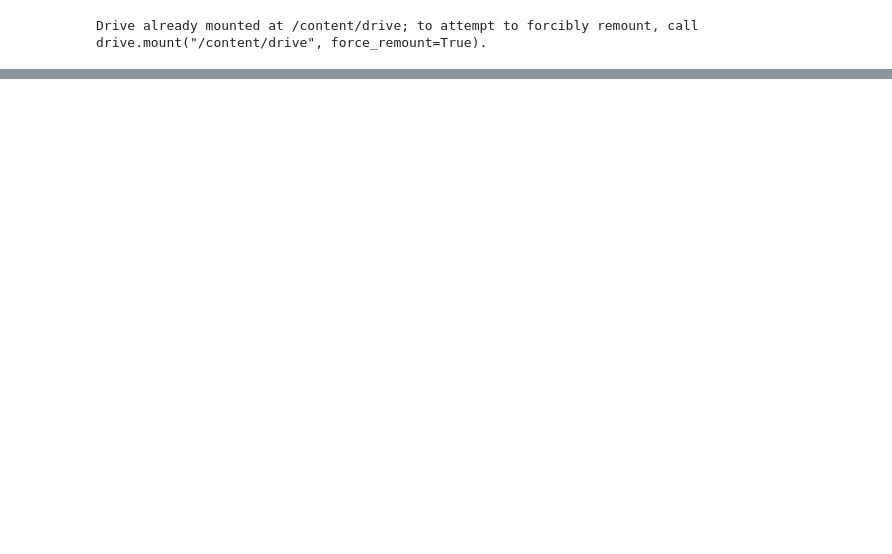
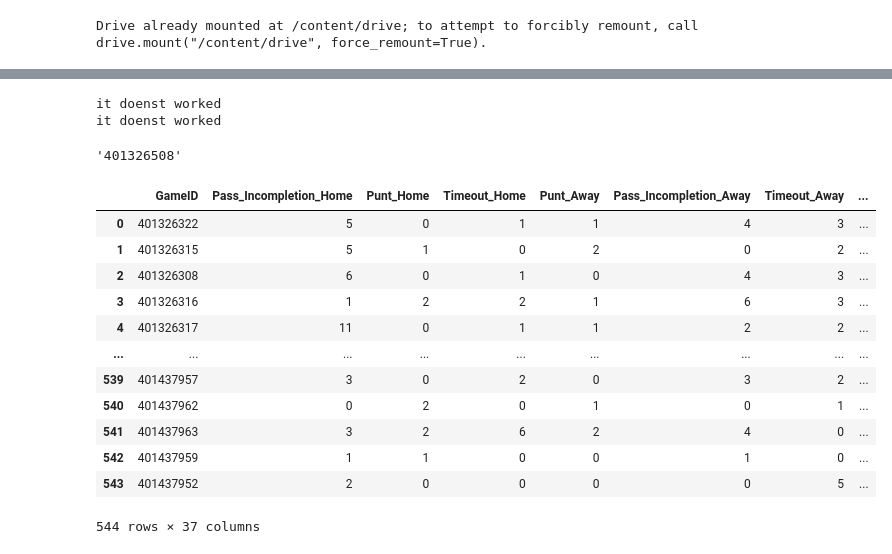
Before and after one commit to michel-wue/Seminar, a Jupyter notebook: Data.ipynb, the cells around one changed output, grey strips where cells are left out. Cells and saved outputs as stored; diff of their text form; code cells hidden in the pictures; blank space fills up the shorter version.

```diff
--- a/Data.ipynb
+++ b/Data.ipynb
@@ -128 +81,41 @@ print(Hometeam.values[0])
+# %%
+stats_df = pd.DataFrame()
+stats_df = pd.DataFrame(columns=['GameID','Pass_Incompletion_Home',
+  'Punt_Home',
+  'Timeout_Home',
+  'Punt_Away',
+  'Pass_Incompletion_Away',
+  'Timeout_Away',
+  'homeScore',
+  'awayScore',
+  'PassReception_Home_yards',
+  'PassReception_Away_yards',
+  'Penalty_Home',
+  'Penalty_Away',
+  'Penalty_Home_yards',
+  'Penalty_Away_yards',
+  'rushing_yards_home',
+  'rushing_yards_away',
+  'field_goals_good_home',
+  'field_goals_good_away',
+  'field_goals_missed_home',
+  'field_goals_missed_away',
+  'fumble_recovery_oponnent_home',
+  'fumble_recovery_oponnent_away',
+  'fumble_recovery_own_home',
+  'fumble_recovery_own_away',
+  'sack_yards_home',
+  'sack_yards_away',
+  'passing_TD_home',
+  'passing_TD_away',
+  'rushing_TD_home',
+  'rushing_TD_away',
+  'interception_home',
+  'interception_away',
+  'Interception_Return_TD_home',
+  'Interception_Return_TD_away',
+  'kick_off_return_TD_home',
+  'kick_off_return_TD_away',
+  'safety_home',
+  'safety_away'])
 # %%
@@ -324,0 +362,10 @@ AttributeError: ignored
+# %%
+for plays in Data_basic['GameID']:
+  stats(plays,2)
+# %% [output]
+it doenst worked
+it doenst worked
+# %%
+Data_basic[Data_basic['GameID'] == '401326508']['GameID'].values[0]
+# %% [output]
+'401326508'
@@ -324,0 +374,16 @@ AttributeError: ignored
+# %%
+stats_df
+# %% [output]
+|  | GameID | Pass_Incompletion_Home | Punt_Home | Timeout_Home | Punt_Away | Pass_Incompletion_Away | Timeout_Away | ... |
+| 0 | 401326322 | 5 | 0 | 1 | 1 | 4 | 3 | ... |
+| 1 | 401326315 | 5 | 1 | 0 | 2 | 0 | 2 | ... |
+| 2 | 401326308 | 6 | 0 | 1 | 0 | 4 | 3 | ... |
+| 3 | 401326316 | 1 | 2 | 2 | 1 | 6 | 3 | ... |
+| 4 | 401326317 | 11 | 0 | 1 | 1 | 2 | 2 | ... |
+| ... | ... | ... | ... | ... | ... | ... | ... | ... |
+| 539 | 401437957 | 3 | 0 | 2 | 0 | 3 | 2 | ... |
+| 540 | 401437962 | 0 | 2 | 0 | 1 | 0 | 1 | ... |
+| 541 | 401437963 | 3 | 2 | 6 | 2 | 4 | 0 | ... |
+| 542 | 401437959 | 1 | 1 | 0 | 0 | 1 | 0 | ... |
+| 543 | 401437952 | 2 | 0 | 0 | 0 | 0 | 5 | ... |
+544 rows × 37 columns
```
Also changed, not shown: parts of 16 cells of this notebook.
